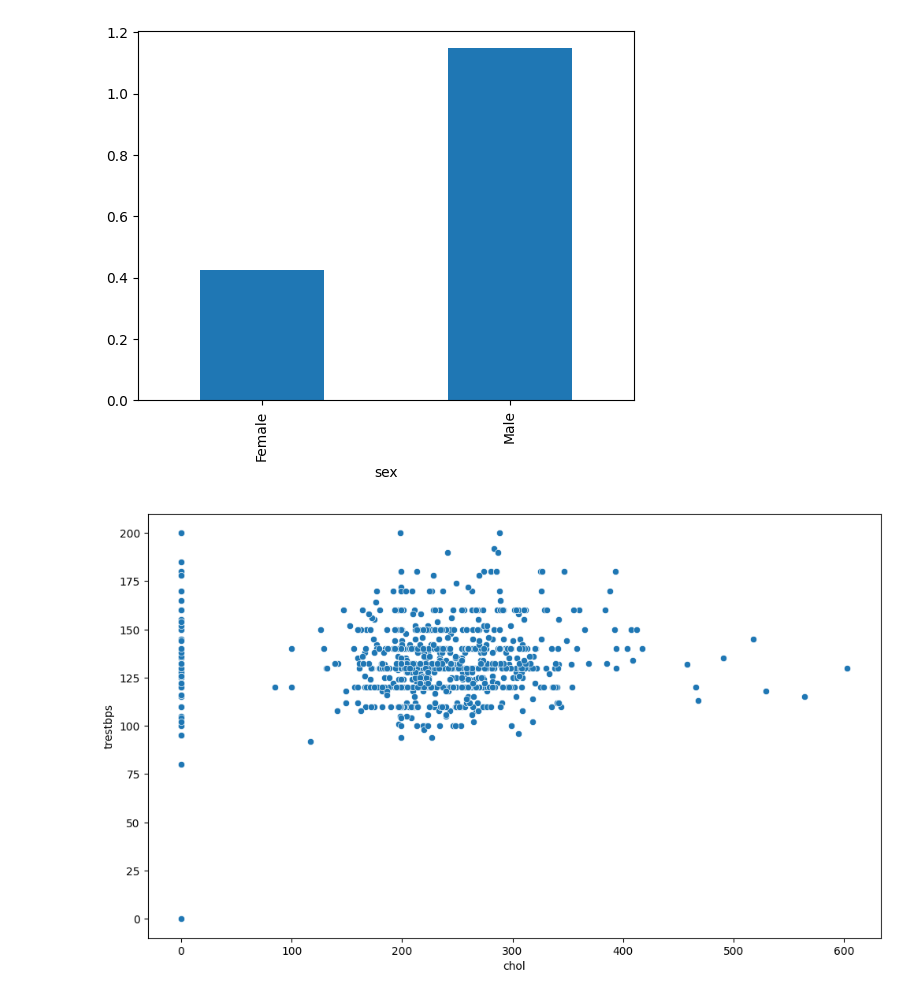
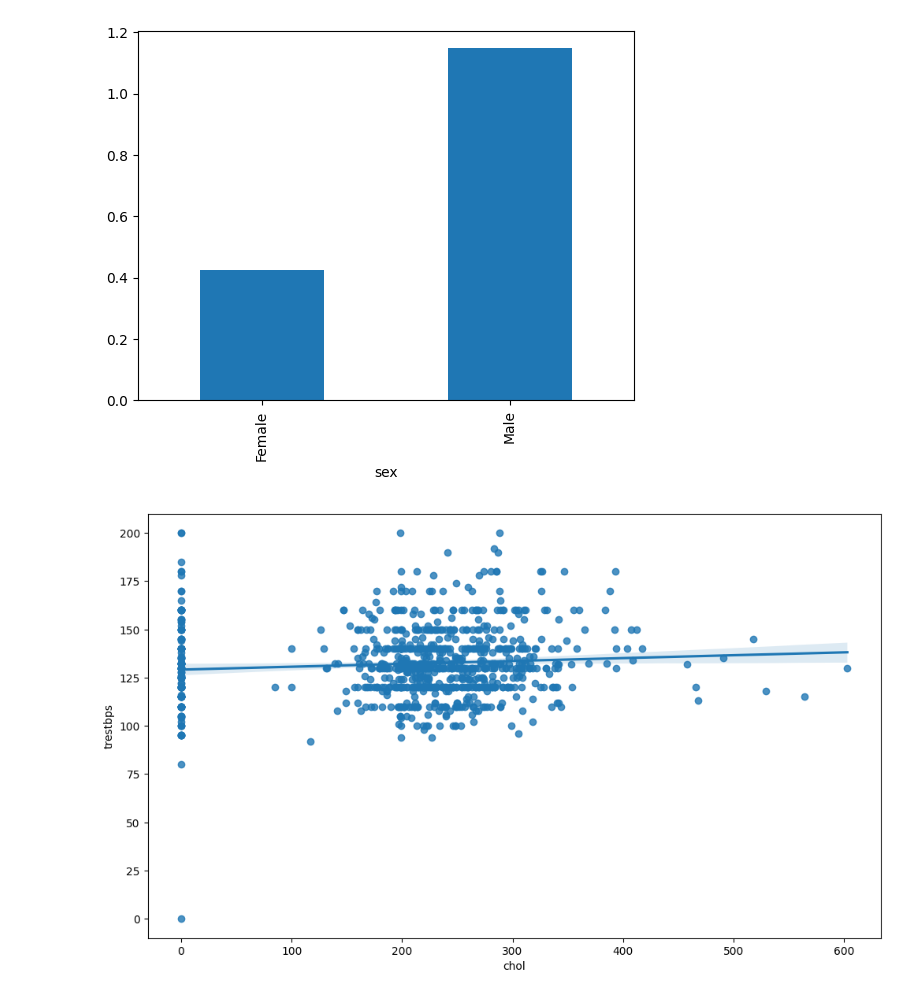
Before and after one commit to JiyaG143/pfsinterns, a Jupyter notebook: deepnote/Email_Spam_Detection_Project/Heart Disease Prediction.ipynb, the cells around one changed output. Cells and saved outputs as stored; diff of their text form; code cells hidden in the pictures.

```diff
--- a/deepnote/Email_Spam_Detection_Project/Heart Disease Prediction.ipynb
+++ b/deepnote/Email_Spam_Detection_Project/Heart Disease Prediction.ipynb
@@ -238,10 +238,10 @@ plt.show()
 [figure]
 # %%
 plt.figure(figsize=(12,7))
-sns.scatterplot(x='chol', y='trestbps', data=df)
+sns.regplot(x='chol', y='trestbps', data=df)
 plt.show()
 # %% [output]
-[figure, old version]
+[figure, new version]
 # %% [markdown]
 <a style='text-decoration:none;line-height:16px;display:flex;color:#5B5B62;padding:10px;justify-content:end;' href='https://deepnote.com?utm_source=created-in-deepnote-cell&projectId=0e222dd4-00a3-4786-aa8b-a269f7a7f431' target="_blank">
 <img alt='Created in deepnote.com' style='display:inline;max-height:16px;margin:0px;margin-right:7.5px;' src='embedded-picture-1' > </img>
```
